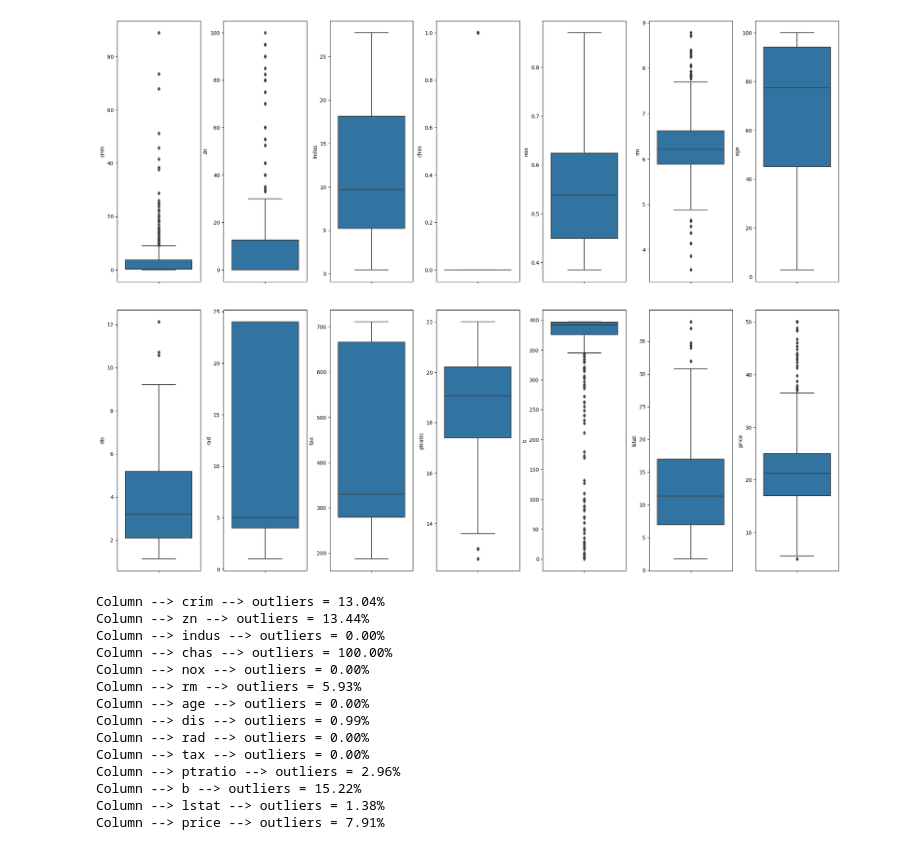
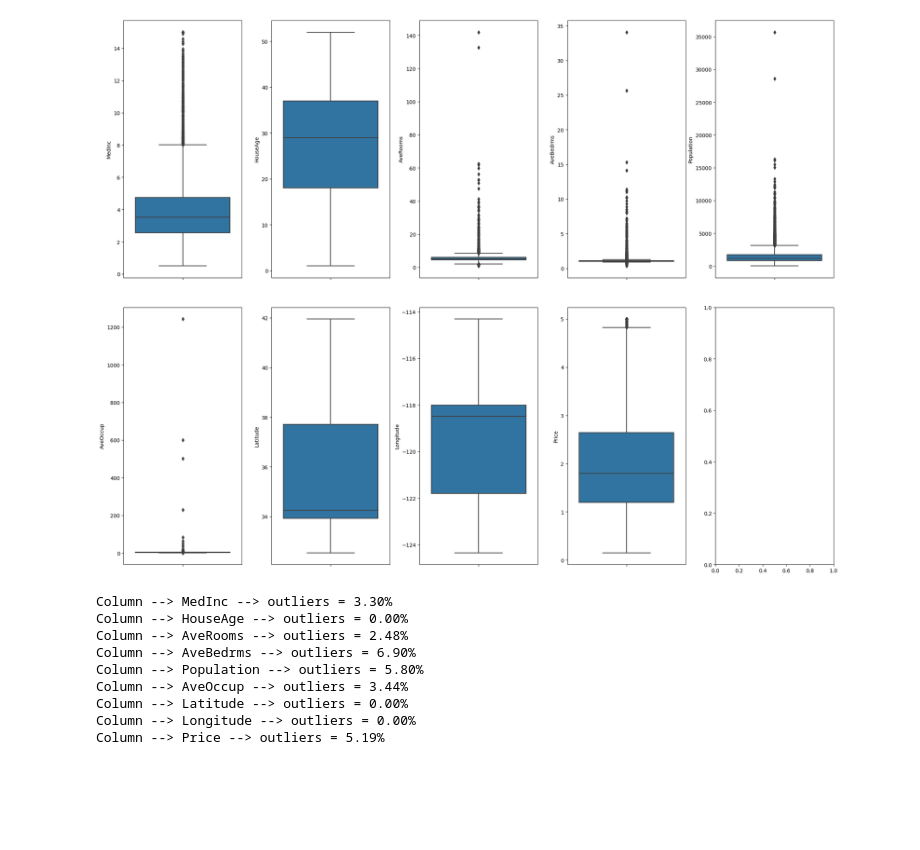
Before and after one commit to RAJ-DSML/house-prices-prediction, a Jupyter notebook: price_prediction.ipynb, the cells around one changed output. Drawn from its saved outputs; the diff is of its cells as text; code cells hidden in the pictures; blank space fills up the shorter version.

```diff
--- a/price_prediction.ipynb
+++ b/price_prediction.ipynb
@@ -35,0 +9,4 @@ df_boston.head()
+# %%
+# Load the dataset
+from sklearn.datasets import fetch_california_housing
+housing = fetch_california_housing()
@@ -35,0 +53,4 @@ df_boston.head()
+# %%
+# create dataframe
+df_california=pd.DataFrame(housing.data,columns=housing.feature_names)
+df_california.head(10)
@@ -35,0 +69,4 @@ df_boston.head()
+# %%
+
+df_california['Price'] = housing.target
+df_california.head(5)
@@ -92,39 +118,34 @@ After changing the columns name:  Index(['crim', 'zn', 'indus', 'chas', 'nox', '
 # %%
 # Outlier visualization using Boxplot
-fig, axs = plt.subplots(ncols=7, nrows=2, figsize=(20, 15))
+fig, axs = plt.subplots(ncols=5, nrows=2, figsize=(20, 15))
 index = 0
 axs = axs.flatten()
 
-for i, j in df_boston.items():
-    sns.boxplot(y=i, data=df_boston, ax=axs[index])
+for i, j in df_california.items():
+    sns.boxplot(y=i, data=df_california, ax=axs[index])
     index += 1
 
 plt.tight_layout(pad=0.4, w_pad=0.5, h_pad=5.0)
 # %% [output]
-[figure, old version]
+[figure, new version]
 # %%
 # Percentage of outlier in each column
-for i, j in df_boston.items():
+for i, j in df_california.items():
     q1 = j.quantile(0.25)
     q3 = j.quantile(0.75)
     iqr = q3 - q1
     j_col = j[(j <= q1 - 1.5*iqr) | (j >= q3 + 1.5*iqr)]
-    percentage = np.shape(j_col)[0]*100.0 / np.shape(df_boston)[0]
+    percentage = np.shape(j_col)[0]*100.0 / np.shape(df_california)[0]
     print("Column --> %s --> outliers = %.2f%%" % (i, percentage))
 # %% [output]
-Column --> crim --> outliers = 13.04%
-Column --> zn --> outliers = 13.44%
-Column --> indus --> outliers = 0.00%
-Column --> chas --> outliers = 100.00%
-Column --> nox --> outliers = 0.00%
-Column --> rm --> outliers = 5.93%
-Column --> age --> outliers = 0.00%
-Column --> dis --> outliers = 0.99%
-Column --> rad --> outliers = 0.00%
-Column --> tax --> outliers = 0.00%
-Column --> ptratio --> outliers = 2.96%
-Column --> b --> outliers = 15.22%
-Column --> lstat --> outliers = 1.38%
-Column --> price --> outliers = 7.91%
+Column --> MedInc --> outliers = 3.30%
+Column --> HouseAge --> outliers = 0.00%
+Column --> AveRooms --> outliers = 2.48%
+Column --> AveBedrms --> outliers = 6.90%
+Column --> Population --> outliers = 5.80%
+Column --> AveOccup --> outliers = 3.44%
+Column --> Latitude --> outliers = 0.00%
+Column --> Longitude --> outliers = 0.00%
+Column --> Price --> outliers = 5.19%
 # %%
 # Visualize the each columns
```
Also changed, not shown: parts of 24 cells of this notebook, 2 other files.
